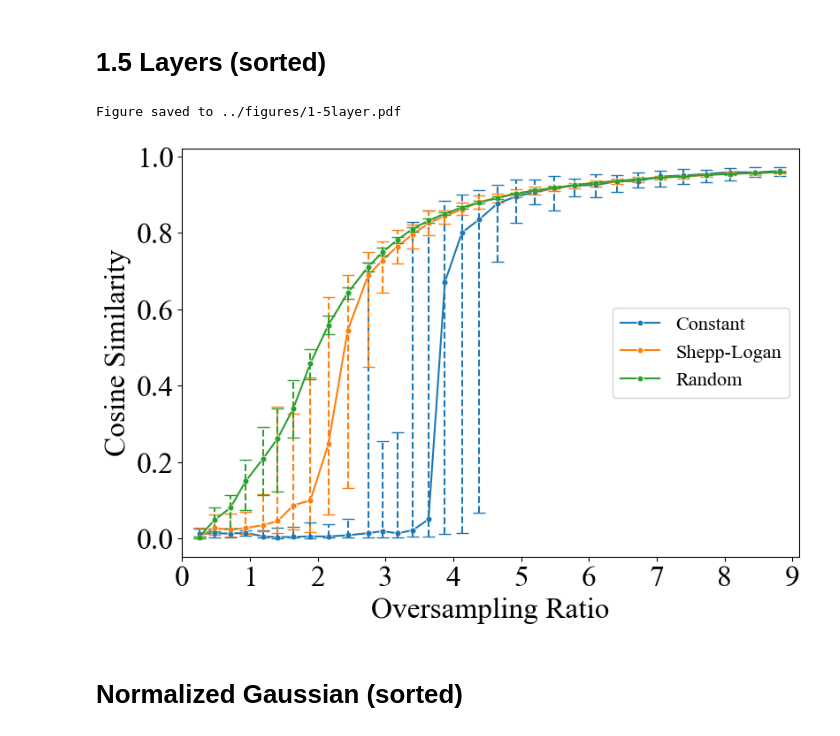
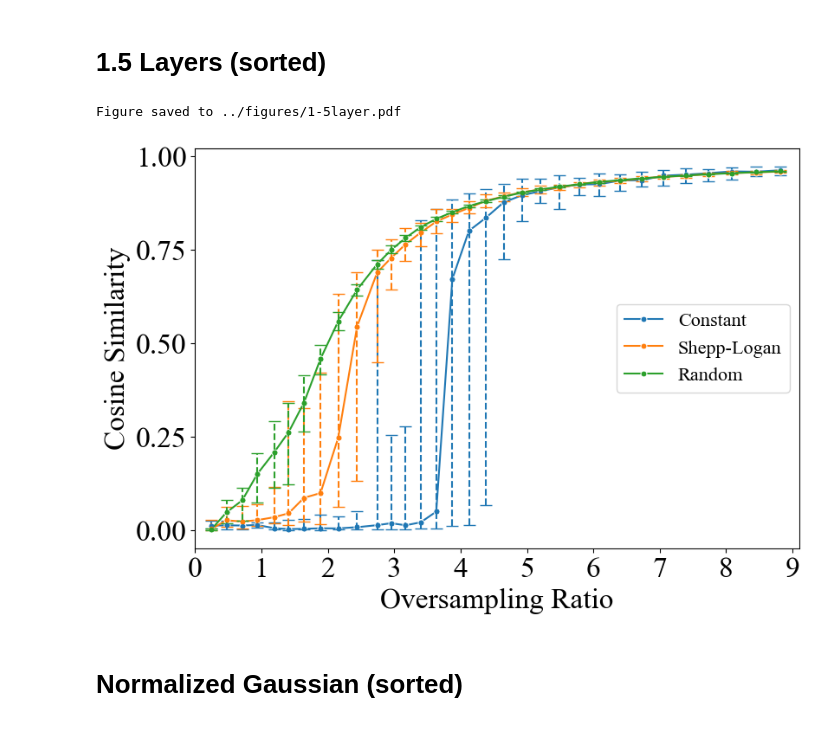
Before and after one commit to zhiyhucode/deepinv, a Jupyter notebook: experimental/notebooks/visualization.ipynb, the cells around one changed output. Drawn from its saved outputs; the diff is of its cells as text; code cells hidden in the pictures.

Commit message:
data: figures

```diff
--- a/experimental/notebooks/visualization.ipynb
+++ b/experimental/notebooks/visualization.ipynb
@@ -45,3 +47,7 @@ def clean_df(df_list, start=1.8,):
+# %%
+fig_size = (9,6)
+x_ticks=[0, 1, 2, 3, 4, 5, 6, 7, 8, 9]
+y_ticks=[0.00, 0.25, 0.50, 0.75, 1.00]
 # %% [markdown]
 # Algorithm Comparison
 # %%
@@ -412,37 +399,37 @@ clean_df([df_shepp_fdf, df_random_fdf, df_delta_fdf, df_constant_fdf, df_constan
 # different images
 plot_error_bars(
     [
         df_constant_fdf["oversampling_ratio"],
         df_shepp_fdf["oversampling_ratio"],
         df_random_fdf["oversampling_ratio"],
     ],
     [
         df_constant_fdf,
         df_shepp_fdf,
         df_random_fdf,
     ],
     [
         "Constant",
         "Shepp-Logan",
         "Random",
     ],
     #title="Performance Comparison of Different Number of Layers",
     #save="layers_gd_spec.svg",
-    figsize=(9,6),
+    figsize=fig_size,
     plot="n_layers",
     xlim=(0.0,9.1),
-    xticks=[0,1,2,3,4,5,6,7,8,9],
-    yticks=[0.0,0.2,0.4,0.6,0.8,1.0],
+    xticks=x_ticks,
+    yticks=y_ticks,
     legend_loc="center right",
     labelsize=24,
     fontsize=16,
     save_dir='../figures/1-5layer.pdf',
     ticksize=24,
     transparent=True
 )
 # %% [output]
 Figure saved to ../figures/1-5layer.pdf
-[figure, old version]
+[figure, new version]
 # %% [markdown]
 # Normalized Gaussian (sorted)
 # %%
```
Also changed, not shown: parts of 21 cells of this notebook, 4 other files.
